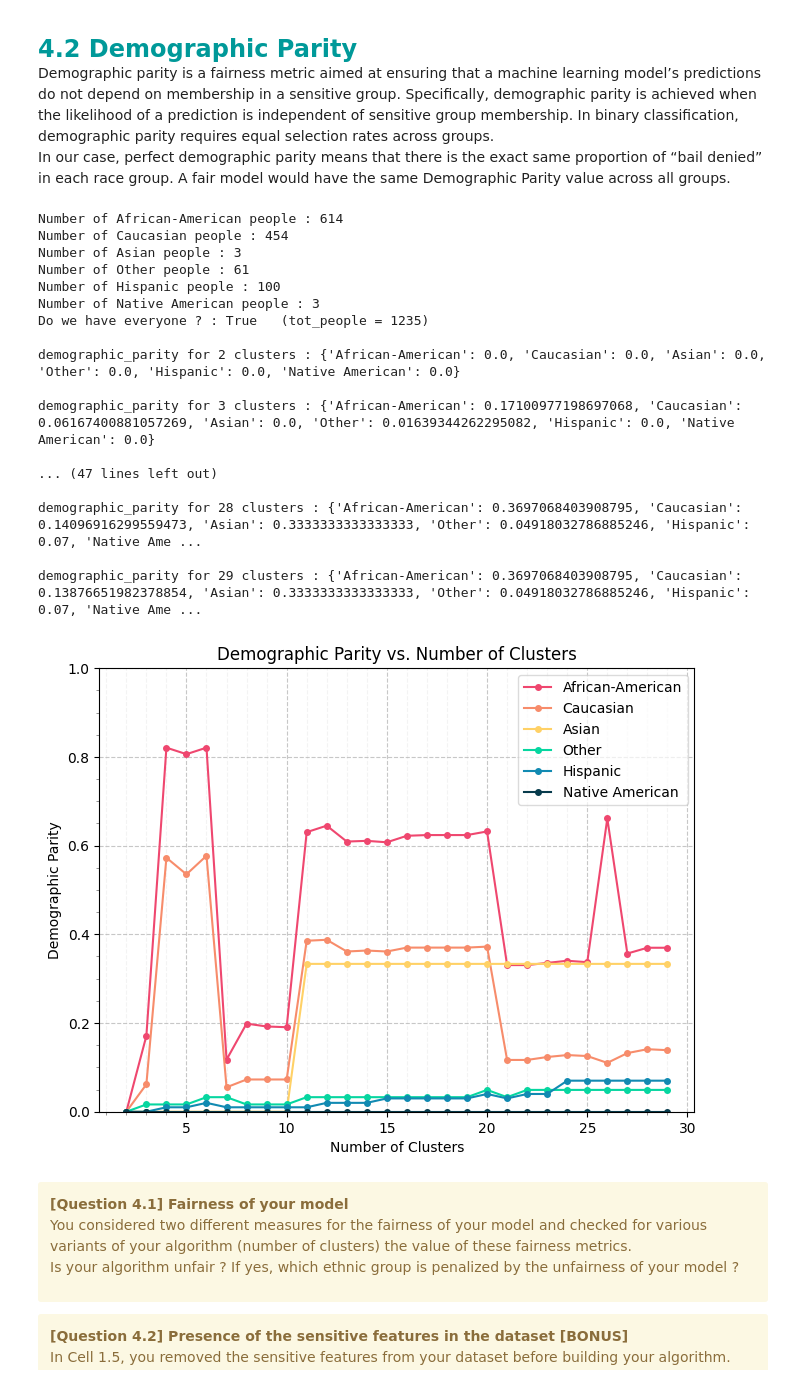
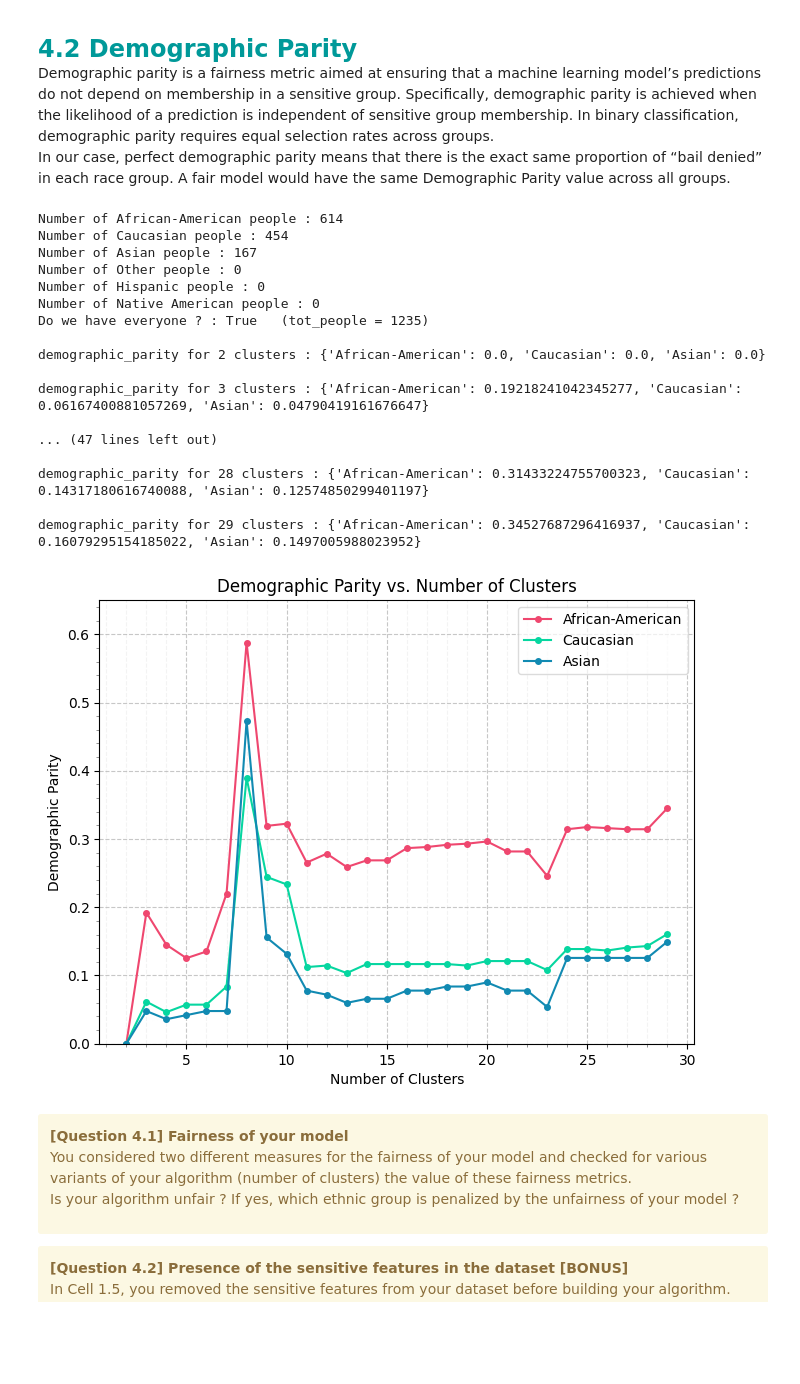
Before and after one commit to Potomolo/LEPL1109-CraHackaton, a Jupyter notebook: Hackaton_3/H3-Clustering-Student.ipynb, the cells around one changed output. Drawn from its saved outputs; the diff is of its cells as text; code cells hidden in the pictures; blank space fills up the shorter version.

```diff
--- a/Hackaton_3/H3-Clustering-Student.ipynb
+++ b/Hackaton_3/H3-Clustering-Student.ipynb
@@ -1277,9 +1278,11 @@ race_reverse_map = {0:"African-American" ,1:"Caucasian" ,2:"Other"}
 
 X_train_wrace, X_test_wrace, y_train_wrace, y_test_wrace, group_train, group_val = \
     train_test_split( X, y, group_labels, test_size=0.2, random_state=random_seed)
+colors = ['#ff9f1c', '#8ac926', '#6a4c93']
 
-for race_index in range(0,3):
-    n= 60
+plt.figure(figsize=(7.68,5.76))
+for race_index,color in zip(range(0,3),colors):
+    n= 30
     tp = np.arange(n-2);fn= np.arange(n-2);tn= np.arange(n-2);fp =np.arange(n-2);fpr=np.arange(n-2)
     for i in range(2,n):
         kmeans = KMeans(n_clusters=i, random_state=random_seed)
@@ -1291,11 +1294,17 @@ for race_index in range(0,3):
     # Calculer le FPR
     fpr = fp / (fp + tn)
 
+
     plt.xlabel("Number of Clusters")
     plt.ylabel("False Positive Rate")
     plt.title("False Positive Rate vs. Number of Clusters")
-    plt.plot(np.arange(2,n),fpr, '-o',label = f'{race_reverse_map[race_index]}')
-    plt.grid(True, linestyle="--", alpha=0.7)
-plt.legend()
+    plt.plot(np.arange(2,n),fpr, marker='o', markersize=4, linestyle='-', label = f'{race_reverse_map[race_index]}',color = color)
+    plt.ylim((0,0.65))
+    plt.minorticks_on()
+    plt.tick_params(axis='x', which='minor', length=2, color='gray')
+    plt.tick_params(axis='y', which='minor', length=2, color='gray')
+    plt.grid(True,which='major', linestyle="--", alpha=0.7)
+    plt.grid(axis='x', which='minor', linestyle='--', alpha=0.15)
+plt.legend(loc='best',fontsize = 'medium',framealpha=0.7,draggable=True)
 plt.show()
 # %% [output]
@@ -1347,66 +1356,62 @@ race_map = {
 
 race_names = list(race_map.keys()) # ['African-American', 'Caucasian', 'Asian', 'Other', 'Hispanic', 'Native American']
 race_values = list(race_map.values()) # [0, 1, 2, 3, 4, 5]
+race_mapped = group_labels
 
-#ADD NUMERICAL RACE COLUMN BACK TO HAVE THE INFORMATION IN THE TRAIN TEST SPLIT
-X["race"] = race_mapped # RACE_MAPPED = COLUMN OF X WITH ALL RACES AS A NUMERICAL VALUE (SEE 2.?)
-X_train, X_test, y_train, y_test = train_test_split(X, y, test_size=0.2, shuffle=True, random_state=42)
-X_test_race_values = X_test["race"].to_numpy(dtype=int)
-#print(X_test_race_values)
+X_train, X_test, y_train, y_test, group_train, group_val = train_test_split(X, y, race_mapped,test_size=0.2, shuffle=True, random_state=42)
+
 
 #COUNT & PRINT NUMBER OF PEOPLE OF EACH RACE AND VERIFY IF WE HAVE EVERYONE
 total_people=0
 for i,race in enumerate(race_names):
-    total_people += np.sum(np.where(X_test["race"].to_numpy() == i, 1, 0))
-    print("Number of {0} people : ".format(race) + str(np.sum(np.where(X_test["race"].to_numpy() == i, 1, 0))))
-print("Do we have everyone ? : " + str(total_people == len(X_test["race"].to_numpy())) + "   (tot_people = " + str(len(X_test["race"].to_numpy())) + ") \n")
+    total_people += np.sum(np.where(group_val == i, 1, 0))
+    print("Number of {0} people : ".format(race) + str(np.sum(np.where(group_val == i, 1, 0))))
+print("Do we have everyone ? : " + str(total_people == len(group_val)) + "   (tot_people = " + str(len(group_val)) + ") \n")
 
-n=30
 parity_matrix = [] # MATRIX OF 28 ROWS, EACH ROW FILLED WITH THE 6 RACES' PARITY (28 X 6)
 
 for i in range(2,n):
     kmeans = KMeans(n_clusters=i, random_state=random_seed)
     y_pred = np.array(compute_y_pred(kmeans, X_train, X_test, y_train))
-    nth_parities = compute_demographic_parity(y_pred,X_test_race_values) # CALCULATE THE 6 RACES' PARITIES FOR i CLUSTERS
+    nth_parities = compute_demographic_parity(y_pred,group_val) # CALCULATE THE 6 RACES' PARITIES FOR i CLUSTERS
     print("demographic_parity for {0} clusters : ".format(i) + str(nth_parities) + "\n")
     parity_matrix.append(list(nth_parities.values())) #ADD ROW OF PARITIES FOR i CLUSTERS (1 X 6)
 
-
-
+#['#ef476f', '#f78c6b', '#ffd166', '#06d6a0', '#118ab2', '#073b4c']
+#['#ef476f', '#f78c6b', '#ffd166', '#06d6a0', '#118ab2', '#073b4c']
 plt.figure(figsize=(7.68,5.76))
-for i,color in zip(race_values,['#ef476f', '#f78c6b', '#ffd166', '#06d6a0', '#118ab2', '#073b4c']):
+for i,color in zip([0,1,2],['#ef476f', '#06d6a0', '#118ab2']):
     plt.plot(np.arange(2,n), [row[i] for row in parity_matrix], marker='o', markersize=4, linestyle='-', color=color, label=race_names[i])
 plt.xlabel("Number of Clusters")
 plt.ylabel("Demographic Parity")
-plt.ylim((0,1))
+plt.ylim((0,0.65))
 plt.title("Demographic Parity vs. Number of Clusters")
 plt.minorticks_on()
 plt.tick_params(axis='x', which='minor', length=2, color='gray')
 plt.tick_params(axis='y', which='minor', length=2, color='gray')
 plt.grid(True,which='major', linestyle="--", alpha=0.7)
 plt.grid(axis='x', which='minor', linestyle='--', alpha=0.15)
 plt.legend(loc='best',fontsize = 'medium',framealpha=0.7,draggable=True)
 plt.show()
-X.drop("race", axis=1, inplace=True)
 # %% [output]
 Number of African-American people : 614
 Number of Caucasian people : 454
-Number of Asian people : 3
-Number of Other people : 61
-Number of Hispanic people : 100
-Number of Native American people : 3
+Number of Asian people : 167
+Number of Other people : 0
+Number of Hispanic people : 0
+Number of Native American people : 0
 Do we have everyone ? : True   (tot_people = 1235)
 
-demographic_parity for 2 clusters : {'African-American': 0.0, 'Caucasian': 0.0, 'Asian': 0.0, 'Other': 0.0, 'Hispanic': 0.0, 'Native American': 0.0}
+demographic_parity for 2 clusters : {'African-American': 0.0, 'Caucasian': 0.0, 'Asian': 0.0}
 
-demographic_parity for 3 clusters : {'African-American': 0.17100977198697068, 'Caucasian': 0.06167400881057269, 'Asian': 0.0, 'Other': 0.01639344262295082, 'Hispanic': 0.0, 'Native American': 0.0}
+demographic_parity for 3 clusters : {'African-American': 0.19218241042345277, 'Caucasian': 0.06167400881057269, 'Asian': 0.04790419161676647}
 
 ... (47 lines left out)
 
-demographic_parity for 28 clusters : {'African-American': 0.3697068403908795, 'Caucasian': 0.14096916299559473, 'Asian': 0.3333333333333333, 'Other': 0.04918032786885246, 'Hispanic': 0.07, 'Native Ame ...
+demographic_parity for 28 clusters : {'African-American': 0.31433224755700323, 'Caucasian': 0.14317180616740088, 'Asian': 0.12574850299401197}
 
-demographic_parity for 29 clusters : {'African-American': 0.3697068403908795, 'Caucasian': 0.13876651982378854, 'Asian': 0.3333333333333333, 'Other': 0.04918032786885246, 'Hispanic': 0.07, 'Native Ame ...
+demographic_parity for 29 clusters : {'African-American': 0.34527687296416937, 'Caucasian': 0.16079295154185022, 'Asian': 0.1497005988023952}
-[figure, old version]
+[figure, new version]
 # %% [markdown]
 <div class="alert alert-warning">
 <b>[Question 4.1] Fairness of your model </b>  <br>
```
Also changed, not shown: parts of 8 cells of this notebook.
